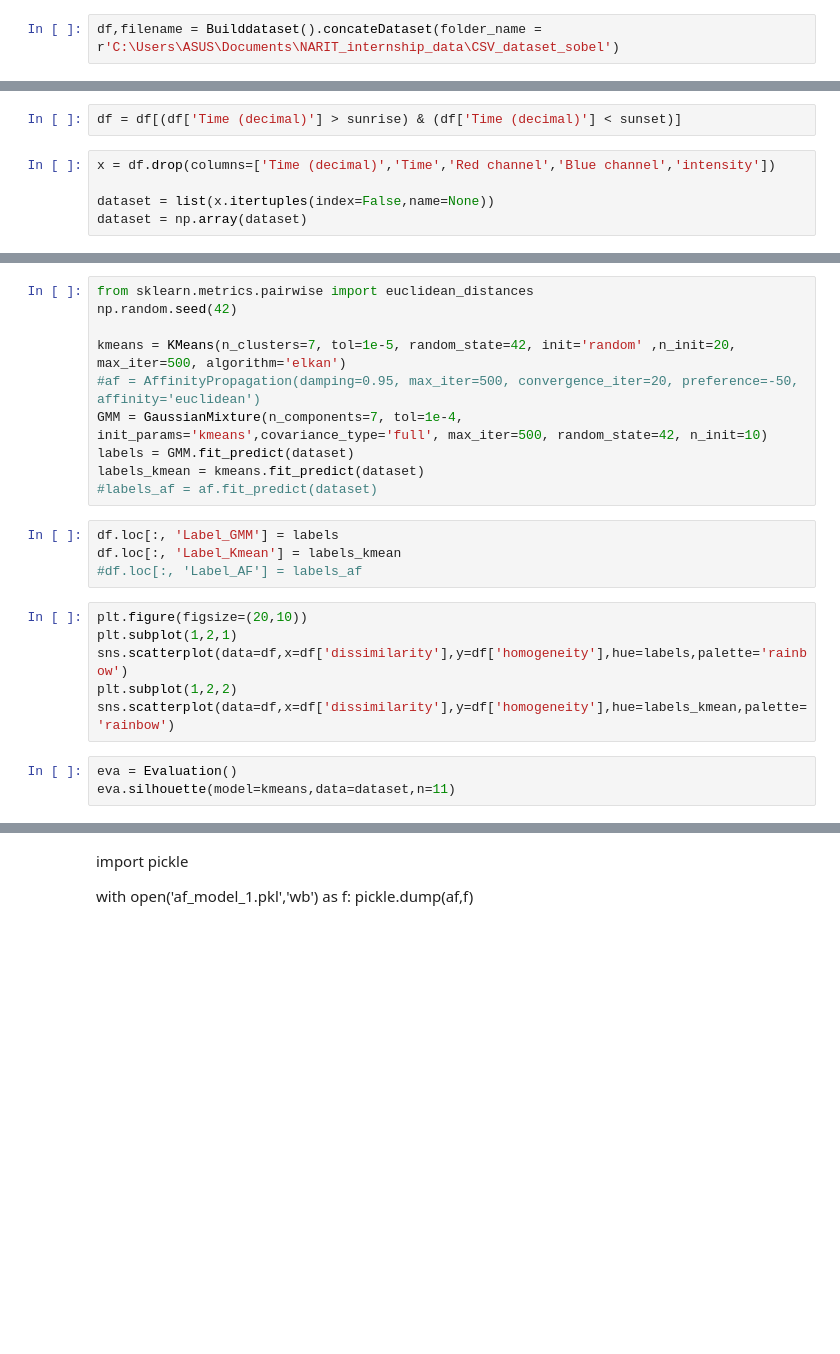
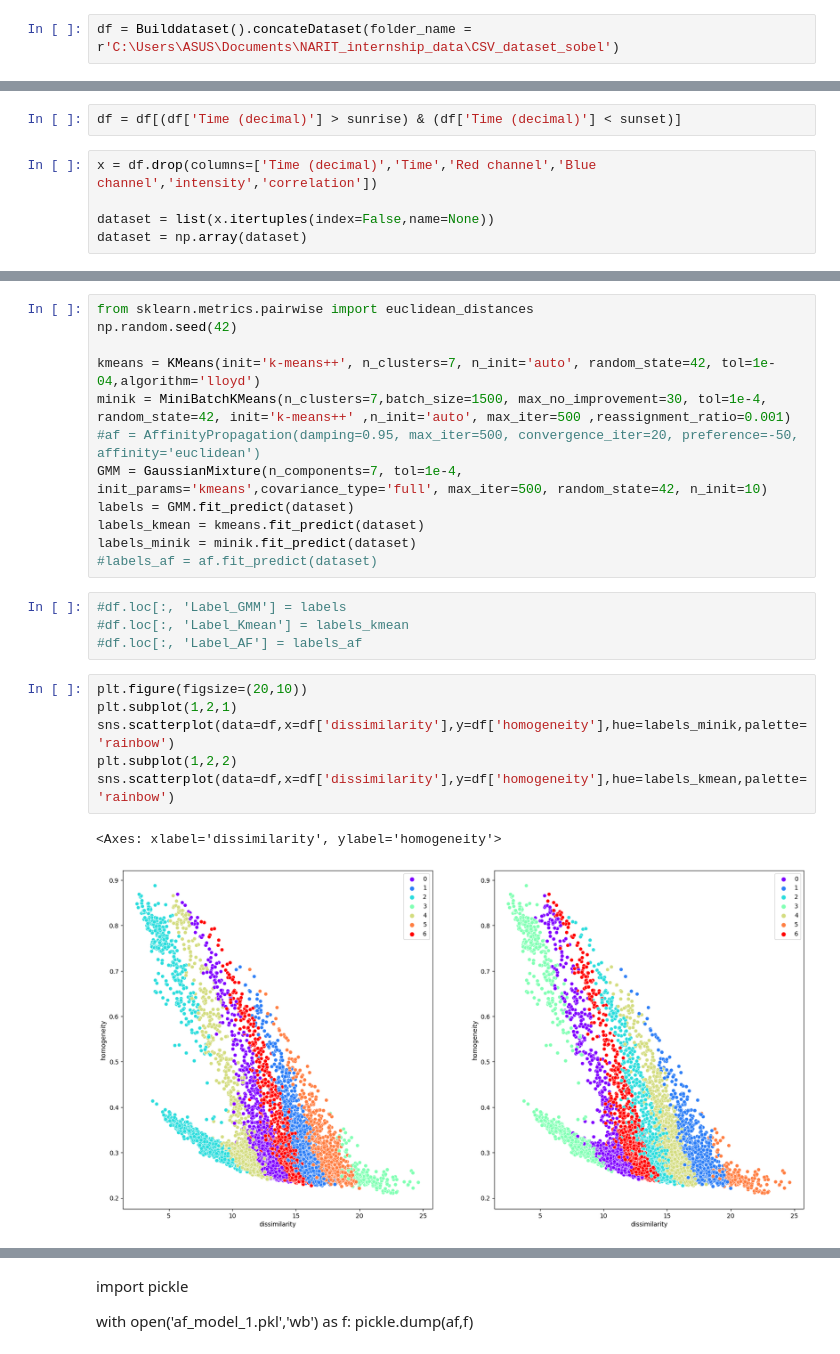
Before and after one commit to PrachayaKMITL/NARIT_internship_2024, a Jupyter notebook: test_data.ipynb, the cells around one changed output, grey strips where cells are left out. Cells and saved outputs as stored; diff of their text form; blank space fills up the shorter version.

```diff
--- a/test_data.ipynb
+++ b/test_data.ipynb
@@ -11,7 +12,7 @@ from TotalCalculation import *
 from preprocessing import *
 from ClassPrediction import *
 # %%
-df,filename = Builddataset().concateDataset(folder_name = r'C:\Users\ASUS\Documents\NARIT_internship_data\CSV_dataset_sobel')
+df = Builddataset().concateDataset(folder_name = r'C:\Users\ASUS\Documents\NARIT_internship_data\CSV_dataset_sobel')
 # %%
 name_y = str('Blue channel')
 name_x = np.arange(len(df))
@@ -48,7 +66,7 @@ sunrise,sunset = SunPosition.DaytimeInfo(latitude=location[0],declination=dec,TC
 # %%
 df = df[(df['Time (decimal)'] > sunrise) & (df['Time (decimal)'] < sunset)]
 # %%
-x = df.drop(columns=['Time (decimal)','Time','Red channel','Blue channel','intensity'])
+x = df.drop(columns=['Time (decimal)','Time','Red channel','Blue channel','intensity','correlation'])
 
 dataset = list(x.itertuples(index=False,name=None))
 dataset = np.array(dataset)
@@ -60,22 +93,24 @@ sns.heatmap(data=x.corr(),cmap='jet',annot=True)
 from sklearn.metrics.pairwise import euclidean_distances
 np.random.seed(42)
 
-kmeans = KMeans(n_clusters=7, tol=1e-5, random_state=42, init='random' ,n_init=20, max_iter=500, algorithm='elkan')
+kmeans = KMeans(init='k-means++', n_clusters=7, n_init='auto', random_state=42, tol=1e-04,algorithm='lloyd')
+minik = MiniBatchKMeans(n_clusters=7,batch_size=1500, max_no_improvement=30, tol=1e-4, random_state=42, init='k-means++' ,n_init='auto', max_iter=500 ,reassignment_ratio=0.001)
 #af = AffinityPropagation(damping=0.95, max_iter=500, convergence_iter=20, preference=-50, affinity='euclidean')
 GMM = GaussianMixture(n_components=7, tol=1e-4, init_params='kmeans',covariance_type='full', max_iter=500, random_state=42, n_init=10)
 labels = GMM.fit_predict(dataset)
 labels_kmean = kmeans.fit_predict(dataset)
+labels_minik = minik.fit_predict(dataset)
 #labels_af = af.fit_predict(dataset)
 # %%
-df.loc[:, 'Label_GMM'] = labels
-df.loc[:, 'Label_Kmean'] = labels_kmean
+#df.loc[:, 'Label_GMM'] = labels
+#df.loc[:, 'Label_Kmean'] = labels_kmean
 #df.loc[:, 'Label_AF'] = labels_af
 # %%
 plt.figure(figsize=(20,10))
 plt.subplot(1,2,1)
-sns.scatterplot(data=df,x=df['dissimilarity'],y=df['homogeneity'],hue=labels,palette='rainbow')
+sns.scatterplot(data=df,x=df['dissimilarity'],y=df['homogeneity'],hue=labels_minik,palette='rainbow')
 plt.subplot(1,2,2)
 sns.scatterplot(data=df,x=df['dissimilarity'],y=df['homogeneity'],hue=labels_kmean,palette='rainbow')
+# %% [output]
+<Axes: xlabel='dissimilarity', ylabel='homogeneity'>
+[figure, added]
-# %%
-eva = Evaluation()
-eva.silhouette(model=kmeans,data=dataset,n=11)
```
Also changed, not shown: parts of 9 cells of this notebook, 7 other files.
